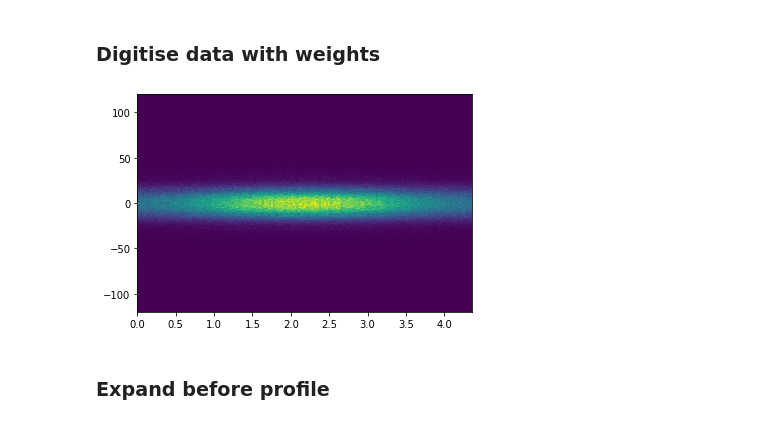
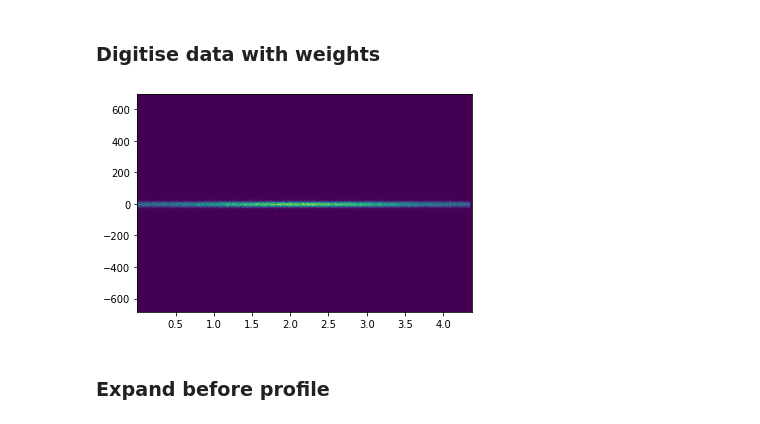
Before and after one commit to glukicov/EDMTracking, a Jupyter notebook: JupyterNB/Bz_sim.ipynb, the cells around one changed output. Drawn from its saved outputs; the diff is of its cells as text; code cells hidden in the pictures.

```diff
--- a/JupyterNB/Bz_sim.ipynb
+++ b/JupyterNB/Bz_sim.ipynb
@@ -16,13 +16,6 @@ Welcome to JupyROOT 6.18/04
 ### Define constants and starting fit parameters
 # %%
 font_size=14 # for plots
-
-t_min = 0 # us  #TODO 30 for data
-t_max = 210 # us
-print("Starting and end times:", t_min, "to", t_max, "us")
-p_min = 1800 # MeV
-p_max = 3100 # MeV
-print("Momentum cuts:", p_min, "to", p_max, "MeV")
 
 omega_a = 1.43934 # MHz (magic)
 cu._omega=omega_a #for BNL fits
@@ -33,11 +26,20 @@ print("g-2 period ", round(g2period, 3), "us")
 # if(t_min<g2period):
 #     raise Exception("Set t_min>g2period for EDM reflection blidning to work")
 
+t_min = 4.4 # us  #TODO 30 for data
+t_max = 210 # us
+print("Starting and end times:", t_min, "to", t_max, "us")
+p_min = 1800 # MeV
+p_max = 3100 # MeV
+print("Momentum cuts:", p_min, "to", p_max, "MeV")
+
+
+
 bin_w = 10*1e-3 # 10 ns
 bin_n = int( round(g2period/bin_w) )
 print("Setting bin width of", bin_w*1e3, "ns with", bin_n, "bins")
 
-p0_count=[5000, 64, -0.4, 1.0]
+p0_count=[5000, 64, -0.4, 6.0]
 print("Starting pars count (N, tau, A, phi):", *p0_count)
 p0_theta_truth=[0.00, 0.17, 0.0]
 print("Starting pars TRUTH theta (A_Bz, A_edm, c):", *p0_theta_truth)
@@ -128,11 +127,10 @@ fig.savefig("../fig/bnl_fit.png", dpi=300)
 # %% [markdown]
 ### Set constant phase for the next step
 # %%
-# cu._LT=par[1]
-cu._LT=64.95
-print("LT set to", round(cu._LT,2), "us")
-cu._phi=par[-1]
-print("Phase set to", round(cu._phi,2), "rad")
+    cu._LT=par[1]
+    print("LT set to", round(cu._LT,2), "us")
+    cu._phi=par[-1]
+    print("Phase set to", round(cu._phi,2), "rad")
 # cu._omega=par[3]
 # print("Omega set to", round(cu._omega,2), "MHz")
 # %% [output]
@@ -149,12 +147,13 @@ ang=theta_y_mrad
 ### Digitise data with weights
 # %%
 # xy_range=[ [0, g2period], [-0.2, 0.3] ]
-xy_range=[ [0, g2period], [-120, 120] ]
-xy_bins=(200, 200)
-# h,xedges,yedges = np.histogram2d(tmod_abs, ang, weights=weights, bins=xy_bins, range=xy_range);
-h,xedges,yedges,image = plt.hist2d(tmod_abs, ang, weights=weights, bins=xy_bins, range=xy_range);
+# xy_range=[ [0, g2period], [-120, 120] ]
+xy_bins=(800, 800)
+    # h,xedges,yedges = np.histogram2d(tmod_abs, ang, weights=weights, bins=xy_bins, range=xy_range);
+# h,xedges,yedges,image = plt.hist2d(tmod_abs, ang, weights=weights, bins=xy_bins, range=xy_range);
+h,xedges,yedges,image = plt.hist2d(tmod_abs, ang, weights=weights, bins=xy_bins);
 # %% [output]
-[figure, old version]
+[figure, new version]
 # %% [markdown]
 ### Expand before profile
 # %%
```
Also changed, not shown: parts of 13 cells of this notebook, 2 other files.
